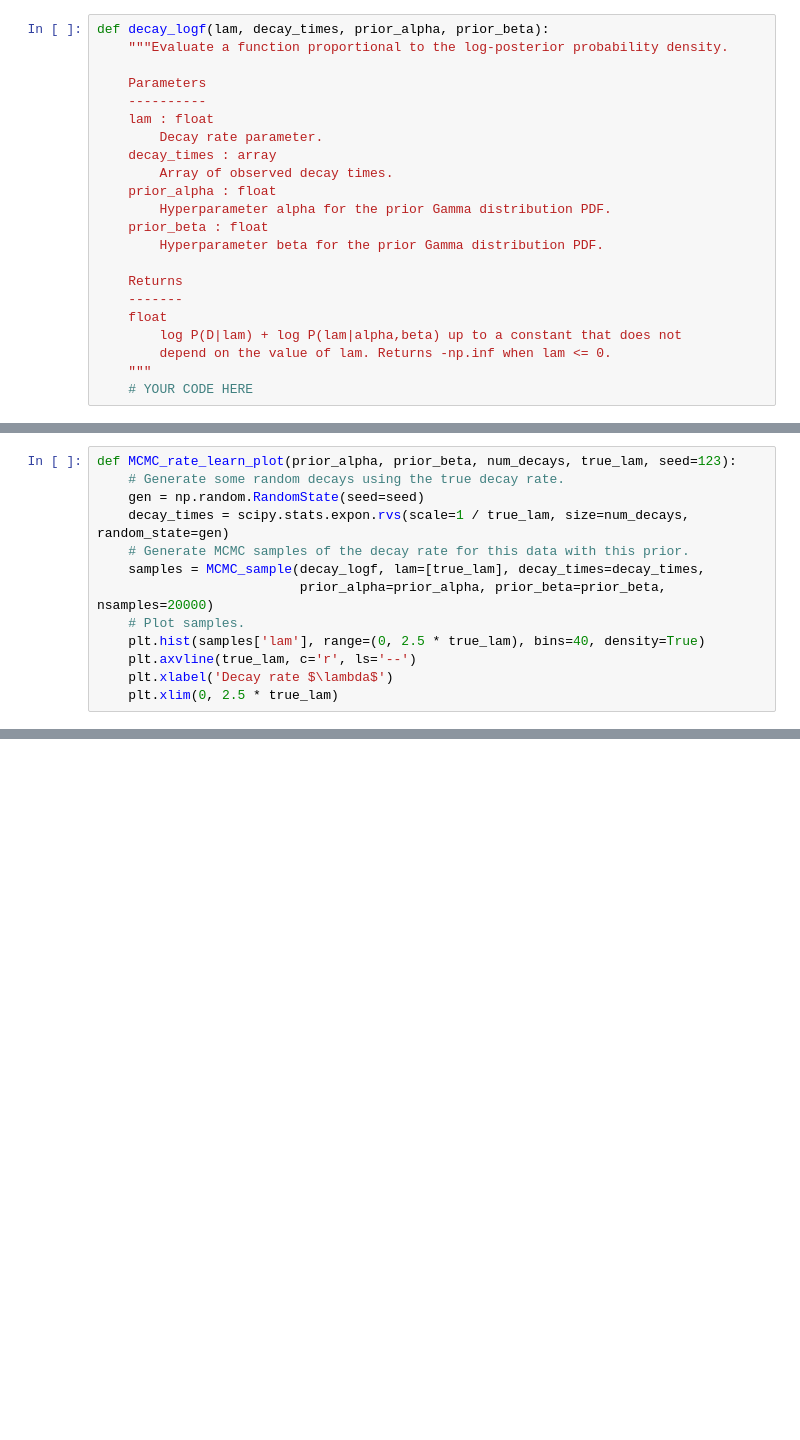
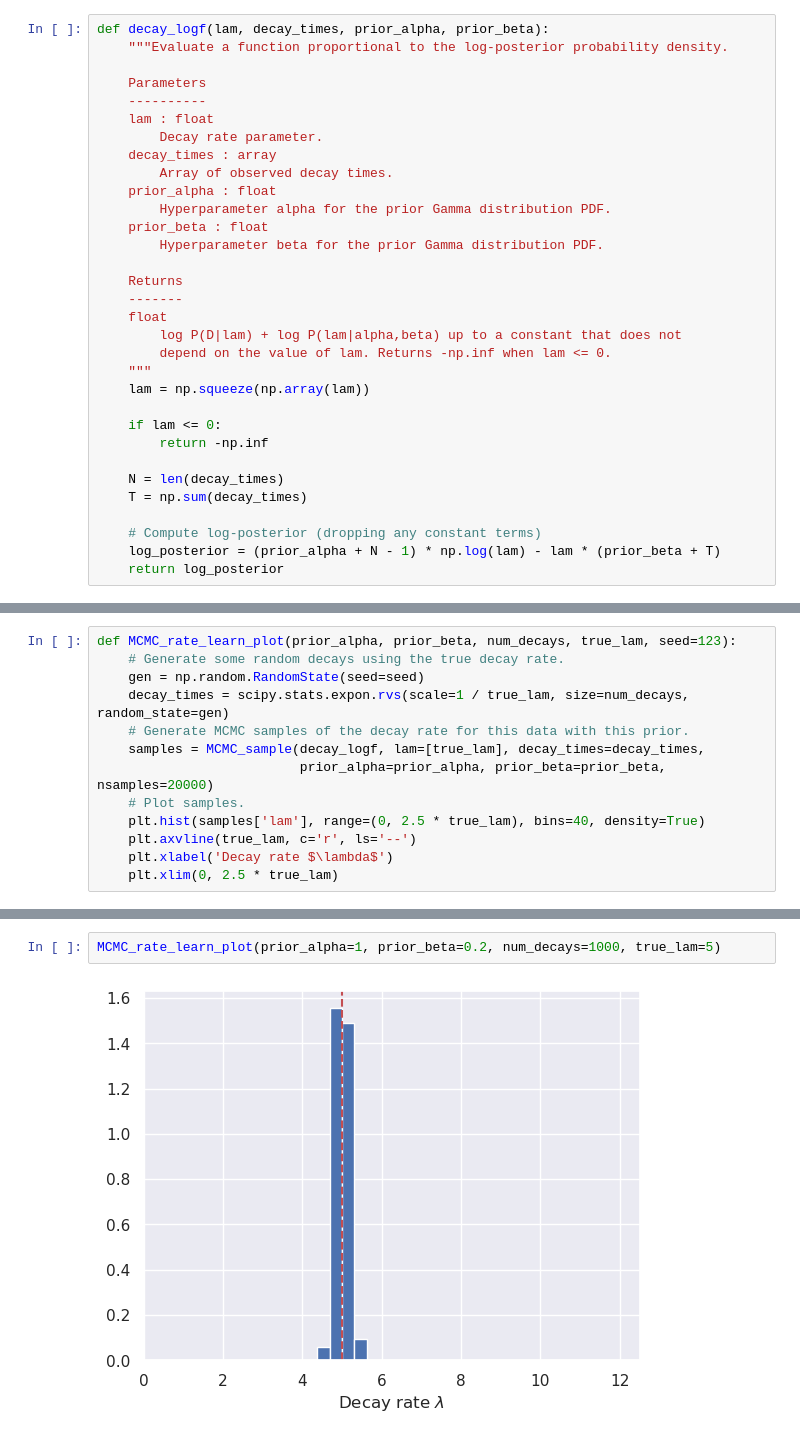
Before and after one commit to JavierZhao/DSC_Homework, a Jupyter notebook: Homework_04_WI25.ipynb, the cells around one changed output, grey strips where cells are left out. Cells and saved outputs as stored; diff of their text form; blank space fills up the shorter version.

```diff
--- a/Homework_04_WI25.ipynb
+++ b/Homework_04_WI25.ipynb
@@ -304,7 +310,17 @@ def decay_logf(lam, decay_times, prior_alpha, prior_beta):
         log P(D|lam) + log P(lam|alpha,beta) up to a constant that does not
         depend on the value of lam. Returns -np.inf when lam <= 0.
     """
-    # YOUR CODE HERE
+    lam = np.squeeze(np.array(lam))
+
+    if lam <= 0:
+        return -np.inf
+
+    N = len(decay_times)
+    T = np.sum(decay_times)
+
+    # Compute log-posterior (dropping any constant terms)
+    log_posterior = (prior_alpha + N - 1) * np.log(lam) - lam * (prior_beta + T)
+    return log_posterior
 # %%
 # A correct solution should pass these tests.
 a, b = 1, 0.2
@@ -510,0 +529,4 @@ MCMC_rate_learn_plot(prior_alpha=1, prior_beta=0.2, num_decays=100, true_lam=5)
+# %%
+MCMC_rate_learn_plot(prior_alpha=1, prior_beta=0.2, num_decays=1000, true_lam=5)
+# %% [output]
+[figure, added]
```
Also changed, not shown: parts of 6 cells of this notebook.
